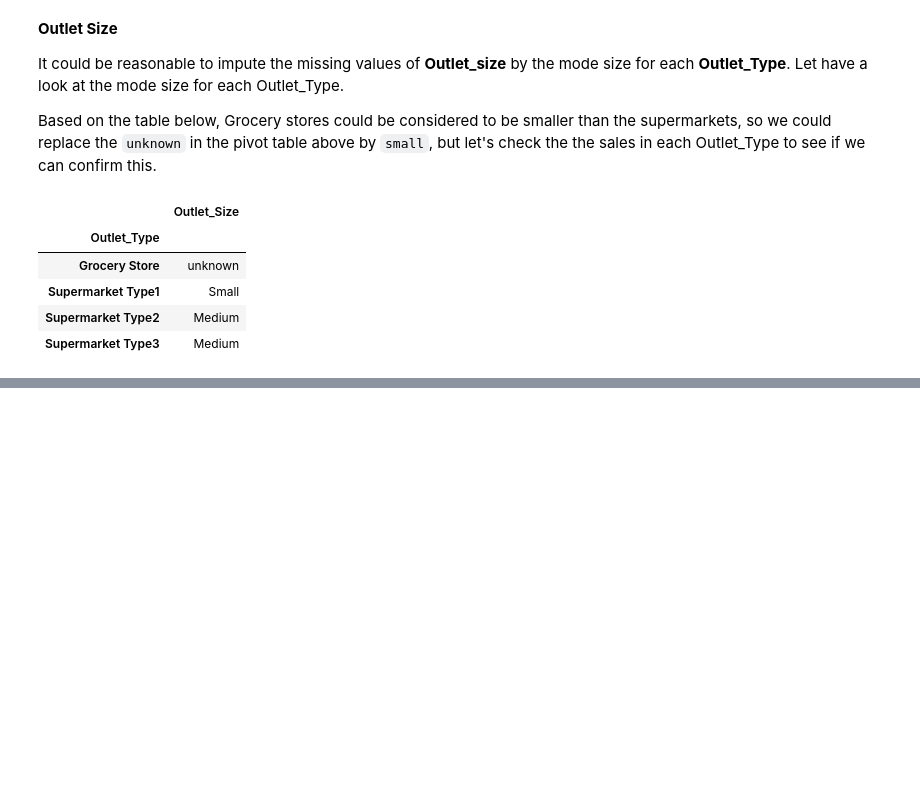
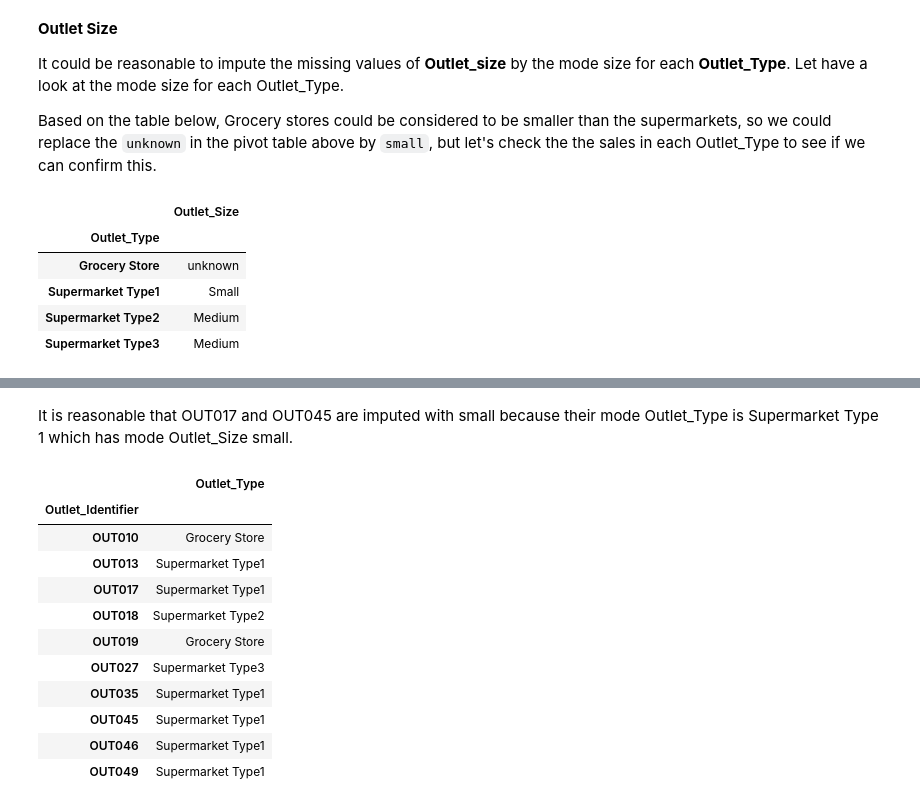
Before and after one commit to SirTee12/Big-Mart-Sales-Forecasting, a Jupyter notebook: Analysis-and-prediction-of-sales-data.ipynb, the cells around one changed output, grey strips where cells are left out. Saved outputs shown, nothing was run; the diff lists cells and outputs as text; code cells hidden in the pictures; blank space fills up the shorter version.

```diff
--- a/Analysis-and-prediction-of-sales-data.ipynb
+++ b/Analysis-and-prediction-of-sales-data.ipynb
@@ -362,0 +492,18 @@ plt.show()
+# %% [markdown]
+It is reasonable that OUT017 and OUT045 are imputed with small because their mode Outlet_Type is Supermarket Type 1 which has mode Outlet_Size small.
+# %%
+bigmart.pivot_table(values='Outlet_Type', index = 'Outlet_Identifier',
+                   aggfunc=(lambda x: mode(x).mode[0]))
+# %% [output]
+|  | Outlet_Type |
+| Outlet_Identifier |  |
+| OUT010 | Grocery Store |
+| OUT013 | Supermarket Type1 |
+| OUT017 | Supermarket Type1 |
+| OUT018 | Supermarket Type2 |
+| OUT019 | Grocery Store |
+| OUT027 | Supermarket Type3 |
+| OUT035 | Supermarket Type1 |
+| OUT045 | Supermarket Type1 |
+| OUT046 | Supermarket Type1 |
+| OUT049 | Supermarket Type1 |
```
Also changed, not shown: parts of 21 cells of this notebook.
